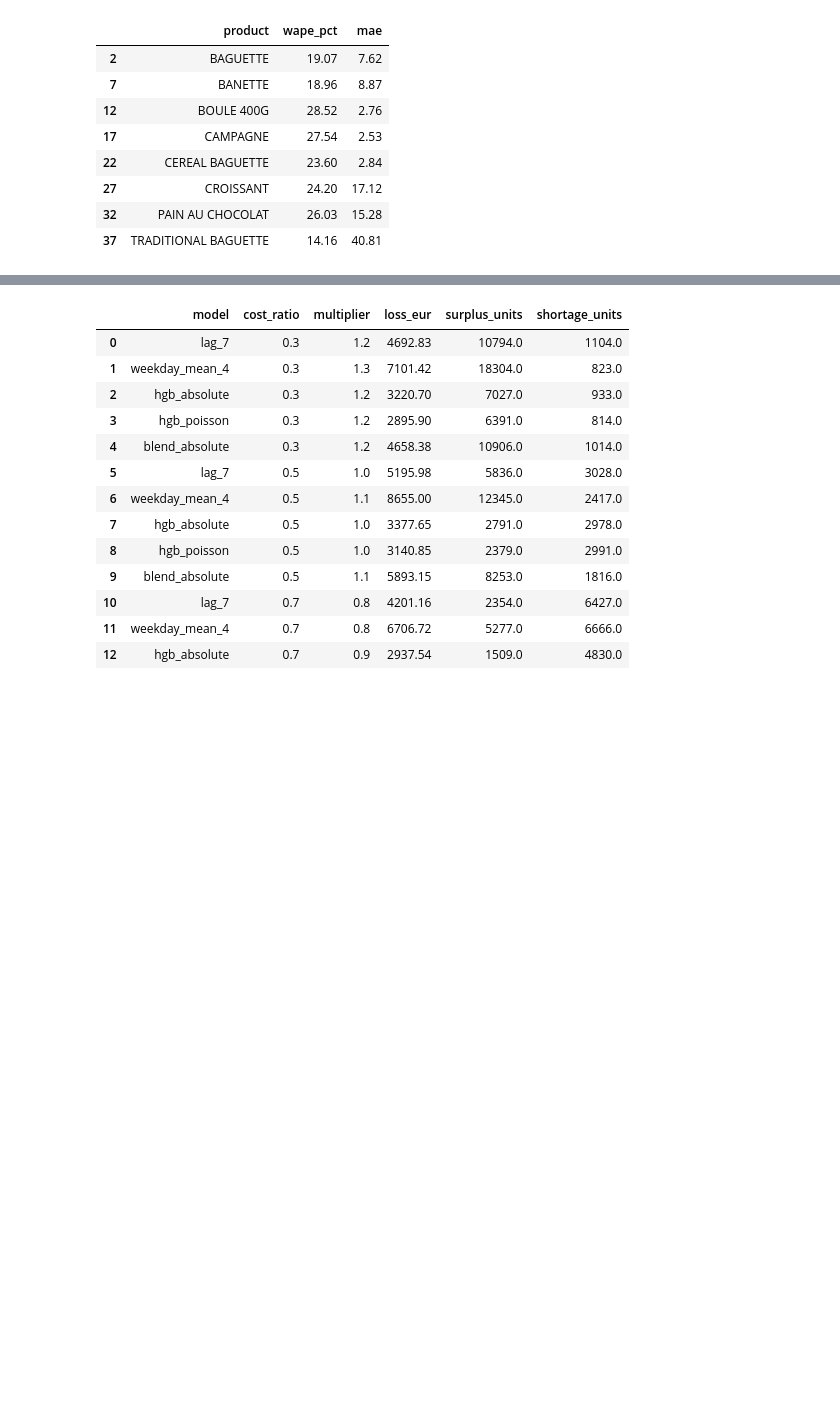
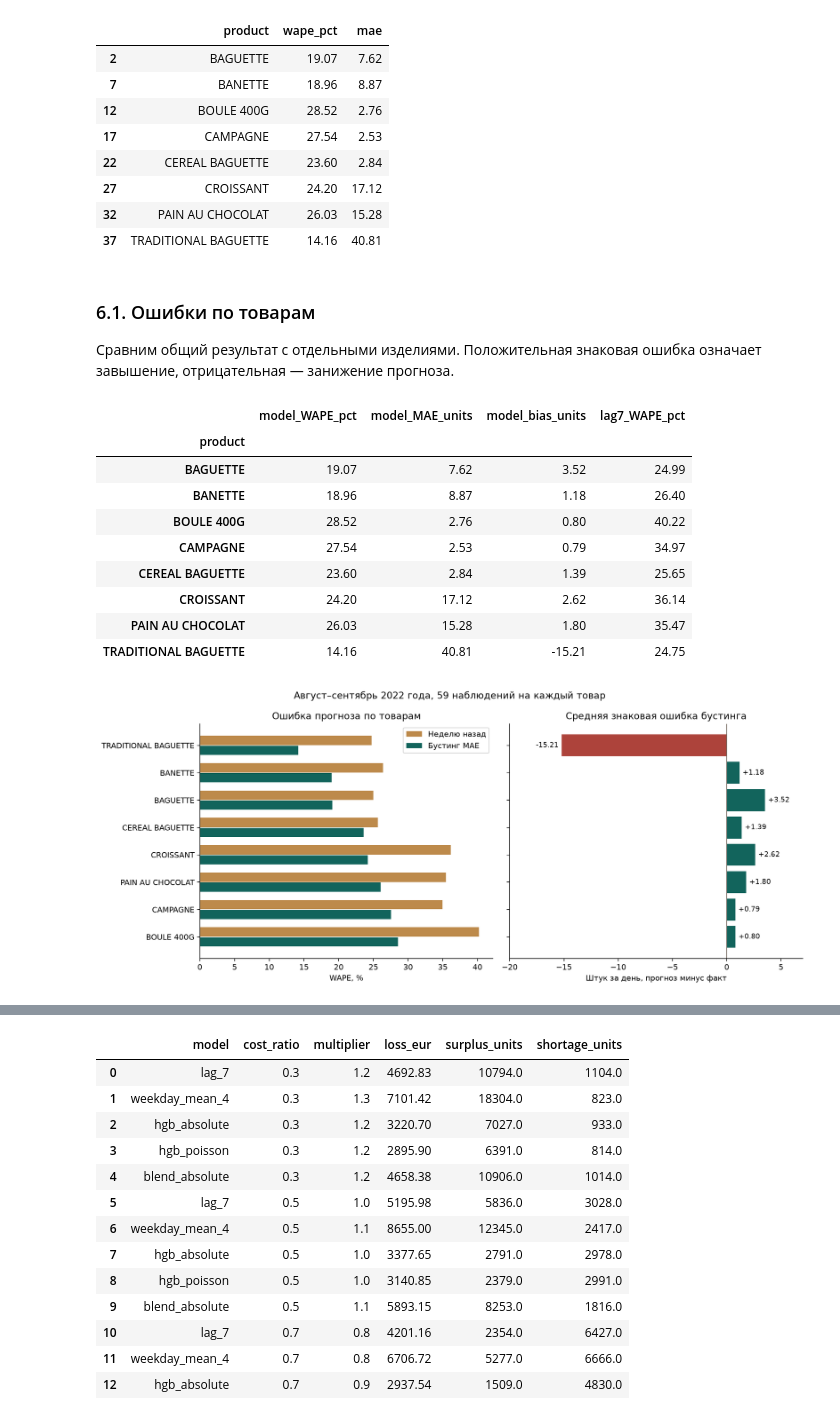
Before and after one commit to geoink/Ymnaia_Pekarna, a Jupyter notebook: notebooks/01_bakery_forecasting.ipynb, the cells around one changed output, grey strips where cells are left out. Cells and saved outputs as stored; diff of their text form; code cells hidden in the pictures; blank space fills up the shorter version.

```diff
--- a/notebooks/01_bakery_forecasting.ipynb
+++ b/notebooks/01_bakery_forecasting.ipynb
@@ -168,3 +164,59 @@ display(per_product[per_product.model == summary['selected_model']][['product','
 | 27 | CROISSANT | 24.20 | 17.12 |
 | 32 | PAIN AU CHOCOLAT | 26.03 | 15.28 |
 | 37 | TRADITIONAL BAGUETTE | 14.16 | 40.81 |
+# %% [markdown]
+### 6.1. Ошибки по товарам
+
+Сравним общий результат с отдельными изделиями. Положительная знаковая ошибка означает завышение, отрицательная — занижение прогноза.
+# %%
+import matplotlib.pyplot as plt
+
+product_scores = pd.read_csv(ROOT / 'reports/metrics_by_product.csv')
+selected_model = summary['selected_model']
+selected_scores = product_scores[product_scores.model.eq(selected_model)].set_index('product')
+week_scores = product_scores[product_scores.model.eq('lag_7')].set_index('product')
+product_comparison = selected_scores[['wape_pct', 'mae', 'bias_units']].rename(
+    columns={'wape_pct': 'model_WAPE_pct', 'mae': 'model_MAE_units', 'bias_units': 'model_bias_units'}
+).join(week_scores[['wape_pct']].rename(columns={'wape_pct': 'lag7_WAPE_pct'}))
+display(product_comparison.round(2))
+
+plot_table = product_comparison.sort_values('model_WAPE_pct')
+positions = list(range(len(plot_table)))
+with plt.rc_context({'font.family': 'DejaVu Sans', 'font.size': 10}):
+    fig, axes = plt.subplots(1, 2, figsize=(13, 5.5), sharey=True)
+    axes[0].barh([y - 0.18 for y in positions], plot_table.lag7_WAPE_pct,
+                 height=0.34, color='#bd8a4b', label='Неделю назад')
+    axes[0].barh([y + 0.18 for y in positions], plot_table.model_WAPE_pct,
+                 height=0.34, color='#12645c', label='Бустинг MAE')
+    axes[0].set_yticks(positions, labels=plot_table.index)
+    axes[0].invert_yaxis()
+    axes[0].set(title='Ошибка прогноза по товарам', xlabel='WAPE, %')
+    axes[0].legend(loc='upper right')
+
+    colors = ['#ad433b' if value < 0 else '#12645c' for value in plot_table.model_bias_units]
+    bars = axes[1].barh(positions, plot_table.model_bias_units, color=colors)
+    axes[1].bar_label(bars, fmt='%+.2f', padding=4, fontsize=9)
+    axes[1].axvline(0, color='#6f645b', linewidth=1)
+    axes[1].set(title='Средняя знаковая ошибка бустинга',
+                xlabel='Штук за день, прогноз минус факт', xlim=(-20, 7))
+    for ax in axes:
+        ax.spines[['top', 'right']].set_visible(False)
+    fig.suptitle('Август–сентябрь 2022 года, 59 наблюдений на каждый товар', fontsize=12)
+    fig.tight_layout()
+    figure_path = ROOT / 'reports/figures/errors_by_product.png'
+    figure_path.parent.mkdir(parents=True, exist_ok=True)
+    fig.savefig(figure_path, dpi=160, bbox_inches='tight', facecolor='white')
+    plt.close(fig)
+display(Image(filename=str(figure_path)))
+# %% [output]
+|  | model_WAPE_pct | model_MAE_units | model_bias_units | lag7_WAPE_pct |
+| product |  |  |  |  |
+| BAGUETTE | 19.07 | 7.62 | 3.52 | 24.99 |
+| BANETTE | 18.96 | 8.87 | 1.18 | 26.40 |
+| BOULE 400G | 28.52 | 2.76 | 0.80 | 40.22 |
+| CAMPAGNE | 27.54 | 2.53 | 0.79 | 34.97 |
+| CEREAL BAGUETTE | 23.60 | 2.84 | 1.39 | 25.65 |
+| CROISSANT | 24.20 | 17.12 | 2.62 | 36.14 |
+| PAIN AU CHOCOLAT | 26.03 | 15.28 | 1.80 | 35.47 |
+| TRADITIONAL BAGUETTE | 14.16 | 40.81 | -15.21 | 24.75 |
+[figure, added]
```
Also changed, not shown: parts of 15 cells of this notebook, 12 other files.
